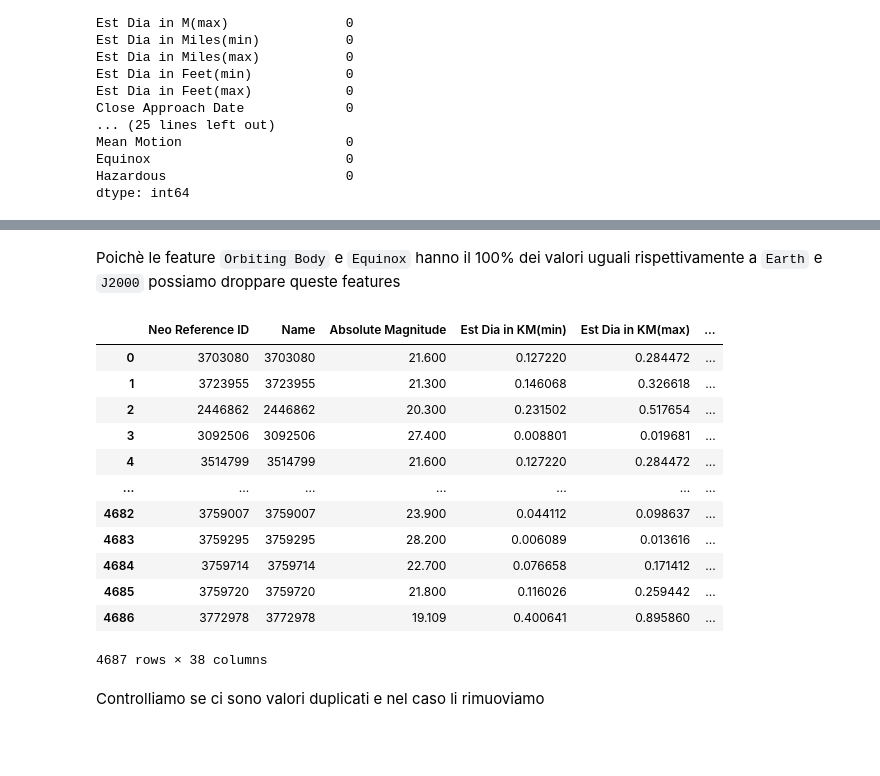
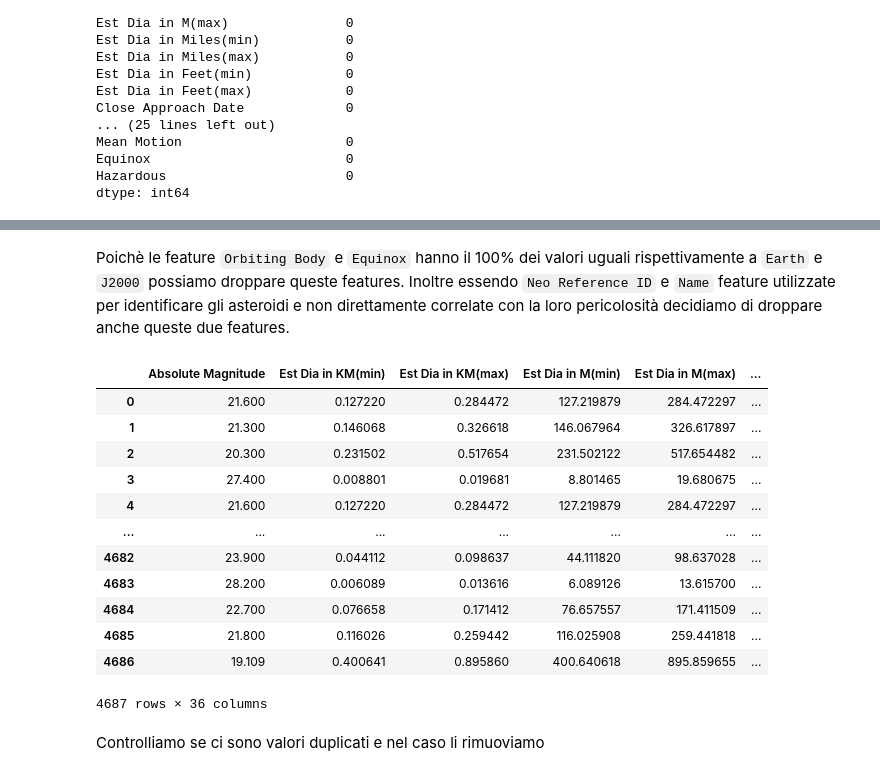
Before and after one commit to LolloMagicMagia/Data_Management, a Jupyter notebook: notebooks/dataManagementAsteroids.ipynb, the cells around one changed output, grey strips where cells are left out. Drawn from its saved outputs; the diff is of its cells as text; code cells hidden in the pictures; blank space fills up the shorter version.

```diff
--- a/notebooks/dataManagementAsteroids.ipynb
+++ b/notebooks/dataManagementAsteroids.ipynb
@@ -142,22 +140,23 @@ print(columns_to_remove)
 # %% [markdown]
-Poichè le feature `Orbiting Body` e `Equinox` hanno il 100% dei valori uguali rispettivamente a `Earth` e `J2000` possiamo droppare queste features
+Poichè le feature `Orbiting Body` e `Equinox` hanno il 100% dei valori uguali rispettivamente a `Earth` e `J2000` possiamo droppare queste features. Inoltre essendo `Neo Reference ID` e `Name` feature utilizzate per identificare gli asteroidi e non direttamente correlate con la loro pericolosità decidiamo di droppare anche queste due features.
 # %%
+columns_to_remove = columns_to_remove + ['Neo Reference ID', 'Name']
 df_analysis = lib.remove_features(columns_to_remove)
 df_analysis
 # %% [output]
-|  | Neo Reference ID | Name | Absolute Magnitude | Est Dia in KM(min) | Est Dia in KM(max) | ... |
-| 0 | 3703080 | 3703080 | 21.600 | 0.127220 | 0.284472 | ... |
-| 1 | 3723955 | 3723955 | 21.300 | 0.146068 | 0.326618 | ... |
-| 2 | 2446862 | 2446862 | 20.300 | 0.231502 | 0.517654 | ... |
-| 3 | 3092506 | 3092506 | 27.400 | 0.008801 | 0.019681 | ... |
-| 4 | 3514799 | 3514799 | 21.600 | 0.127220 | 0.284472 | ... |
+|  | Absolute Magnitude | Est Dia in KM(min) | Est Dia in KM(max) | Est Dia in M(min) | Est Dia in M(max) | ... |
+| 0 | 21.600 | 0.127220 | 0.284472 | 127.219879 | 284.472297 | ... |
+| 1 | 21.300 | 0.146068 | 0.326618 | 146.067964 | 326.617897 | ... |
+| 2 | 20.300 | 0.231502 | 0.517654 | 231.502122 | 517.654482 | ... |
+| 3 | 27.400 | 0.008801 | 0.019681 | 8.801465 | 19.680675 | ... |
+| 4 | 21.600 | 0.127220 | 0.284472 | 127.219879 | 284.472297 | ... |
 | ... | ... | ... | ... | ... | ... | ... |
-| 4682 | 3759007 | 3759007 | 23.900 | 0.044112 | 0.098637 | ... |
-| 4683 | 3759295 | 3759295 | 28.200 | 0.006089 | 0.013616 | ... |
-| 4684 | 3759714 | 3759714 | 22.700 | 0.076658 | 0.171412 | ... |
-| 4685 | 3759720 | 3759720 | 21.800 | 0.116026 | 0.259442 | ... |
-| 4686 | 3772978 | 3772978 | 19.109 | 0.400641 | 0.895860 | ... |
+| 4682 | 23.900 | 0.044112 | 0.098637 | 44.111820 | 98.637028 | ... |
+| 4683 | 28.200 | 0.006089 | 0.013616 | 6.089126 | 13.615700 | ... |
+| 4684 | 22.700 | 0.076658 | 0.171412 | 76.657557 | 171.411509 | ... |
+| 4685 | 21.800 | 0.116026 | 0.259442 | 116.025908 | 259.441818 | ... |
+| 4686 | 19.109 | 0.400641 | 0.895860 | 400.640618 | 895.859655 | ... |
-4687 rows × 38 columns
+4687 rows × 36 columns
 # %% [markdown]
 Controlliamo se ci sono valori duplicati e nel caso li rimuoviamo
 # %%
```
Also changed, not shown: parts of 6 cells of this notebook.
